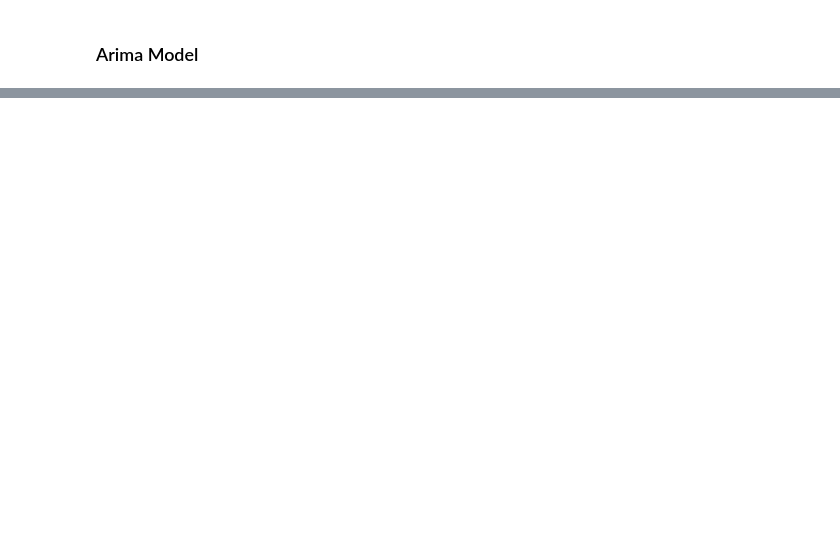
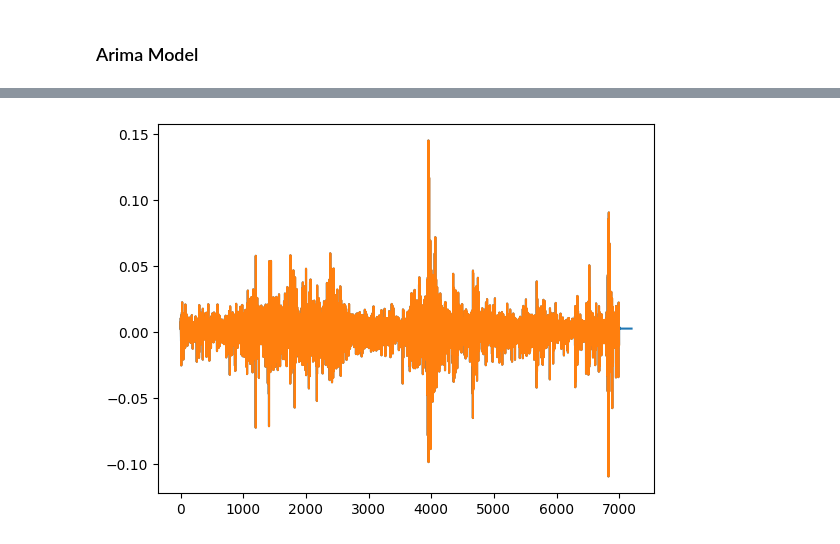
Before and after one commit to NastyVader/CryptoPortal, a Jupyter notebook: Stock-Prediction-using-different-models-main/Stock-Prediction-using-different-models-main/SPY and DIA ETF Analysis.ipynb, the cells around one changed output, grey strips where cells are left out. Saved outputs shown, nothing was run; the diff lists cells and outputs as text; code cells hidden in the pictures; blank space fills up the shorter version.

```diff
--- a/Stock-Prediction-using-different-models-main/Stock-Prediction-using-different-models-main/SPY and DIA ETF Analysis.ipynb
+++ b/Stock-Prediction-using-different-models-main/Stock-Prediction-using-different-models-main/SPY and DIA ETF Analysis.ipynb
@@ -461,0 +82,6 @@ dtype: int64
+# %%
+plt.plot(dr)
+plt.plot(spy['day_return'])
+plt.show()
+# %% [output]
+[figure, added]
```
Also changed, not shown: parts of 49 cells of this notebook.
